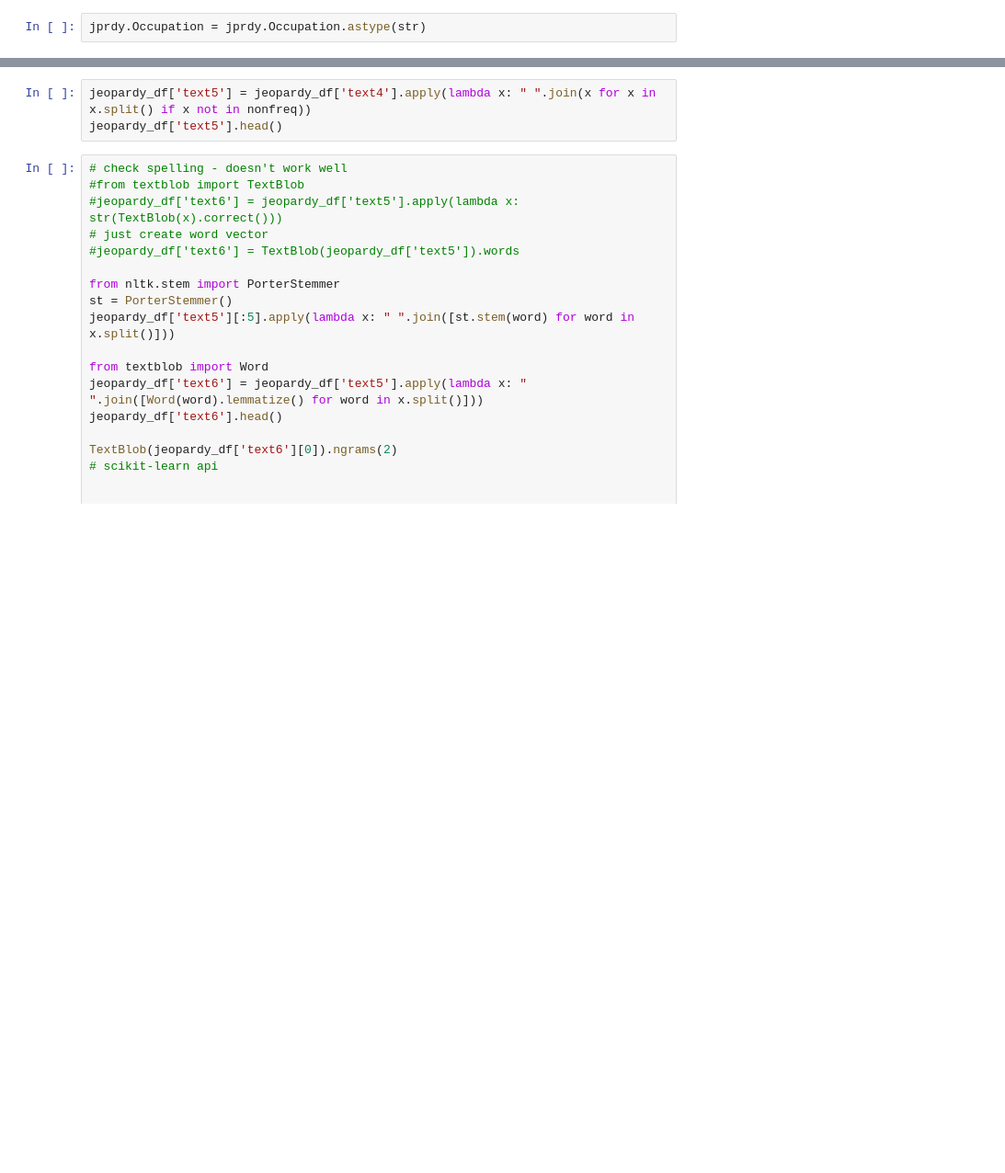
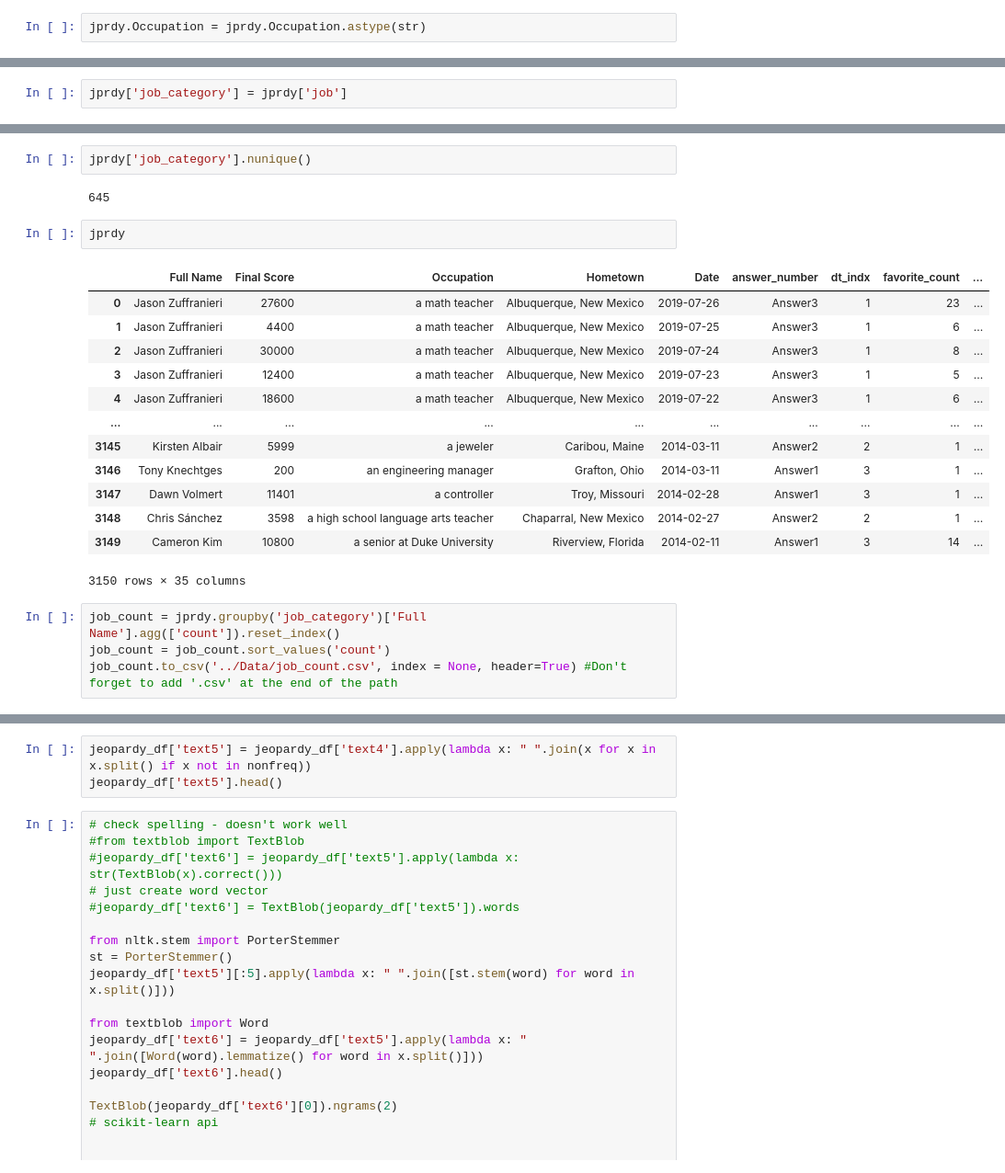
Before and after one commit to JamesWWilson/Jeopardy-Fun-Facts, a Jupyter notebook: Scripts/040_NLP.ipynb, the cells around one changed output, grey strips where cells are left out. Shown at 92% size. Saved outputs shown, nothing was run; the diff lists cells and outputs as text; blank space fills up the shorter version.

```diff
--- a/Scripts/040_NLP.ipynb
+++ b/Scripts/040_NLP.ipynb
@@ -69,0 +73,2 @@ freq
+# %%
+jprdy['job_category'] = jprdy['job']
@@ -69,0 +121,24 @@ freq
+# %%
+jprdy['job_category'].nunique()
+# %% [output]
+645
+# %%
+jprdy
+# %% [output]
+|  | Full Name | Final Score | Occupation | Hometown | Date | answer_number | dt_indx | favorite_count | ... |
+| 0 | Jason Zuffranieri | 27600 | a math teacher | Albuquerque, New Mexico | 2019-07-26 | Answer3 | 1 | 23 | ... |
+| 1 | Jason Zuffranieri | 4400 | a math teacher | Albuquerque, New Mexico | 2019-07-25 | Answer3 | 1 | 6 | ... |
+| 2 | Jason Zuffranieri | 30000 | a math teacher | Albuquerque, New Mexico | 2019-07-24 | Answer3 | 1 | 8 | ... |
+| 3 | Jason Zuffranieri | 12400 | a math teacher | Albuquerque, New Mexico | 2019-07-23 | Answer3 | 1 | 5 | ... |
+| 4 | Jason Zuffranieri | 18600 | a math teacher | Albuquerque, New Mexico | 2019-07-22 | Answer3 | 1 | 6 | ... |
+| ... | ... | ... | ... | ... | ... | ... | ... | ... | ... |
+| 3145 | Kirsten Albair | 5999 | a jeweler | Caribou, Maine | 2014-03-11 | Answer2 | 2 | 1 | ... |
+| 3146 | Tony Knechtges | 200 | an engineering manager | Grafton, Ohio | 2014-03-11 | Answer1 | 3 | 1 | ... |
+| 3147 | Dawn Volmert | 11401 | a controller | Troy, Missouri | 2014-02-28 | Answer1 | 3 | 1 | ... |
+| 3148 | Chris Sánchez | 3598 | a high school language arts teacher | Chaparral, New Mexico | 2014-02-27 | Answer2 | 2 | 1 | ... |
+| 3149 | Cameron Kim | 10800 | a senior at Duke University | Riverview, Florida | 2014-02-11 | Answer1 | 3 | 14 | ... |
+3150 rows × 35 columns
+# %%
+job_count = jprdy.groupby('job_category')['Full Name'].agg(['count']).reset_index()
+job_count = job_count.sort_values('count')
+job_count.to_csv('../Data/job_count.csv', index = None, header=True) #Don't forget to add '.csv' at the end of the path
```
Also changed, not shown: parts of 11 cells of this notebook, 6 other files.
